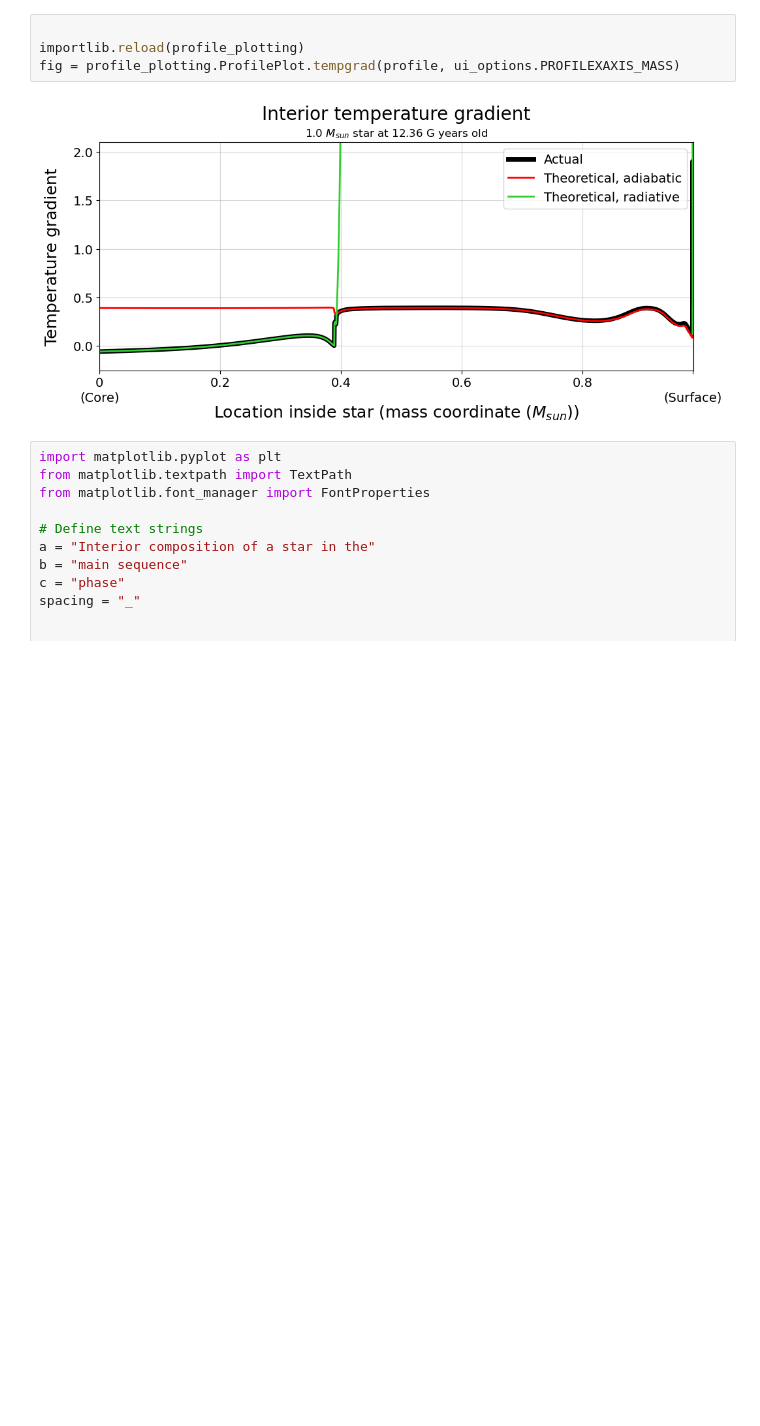
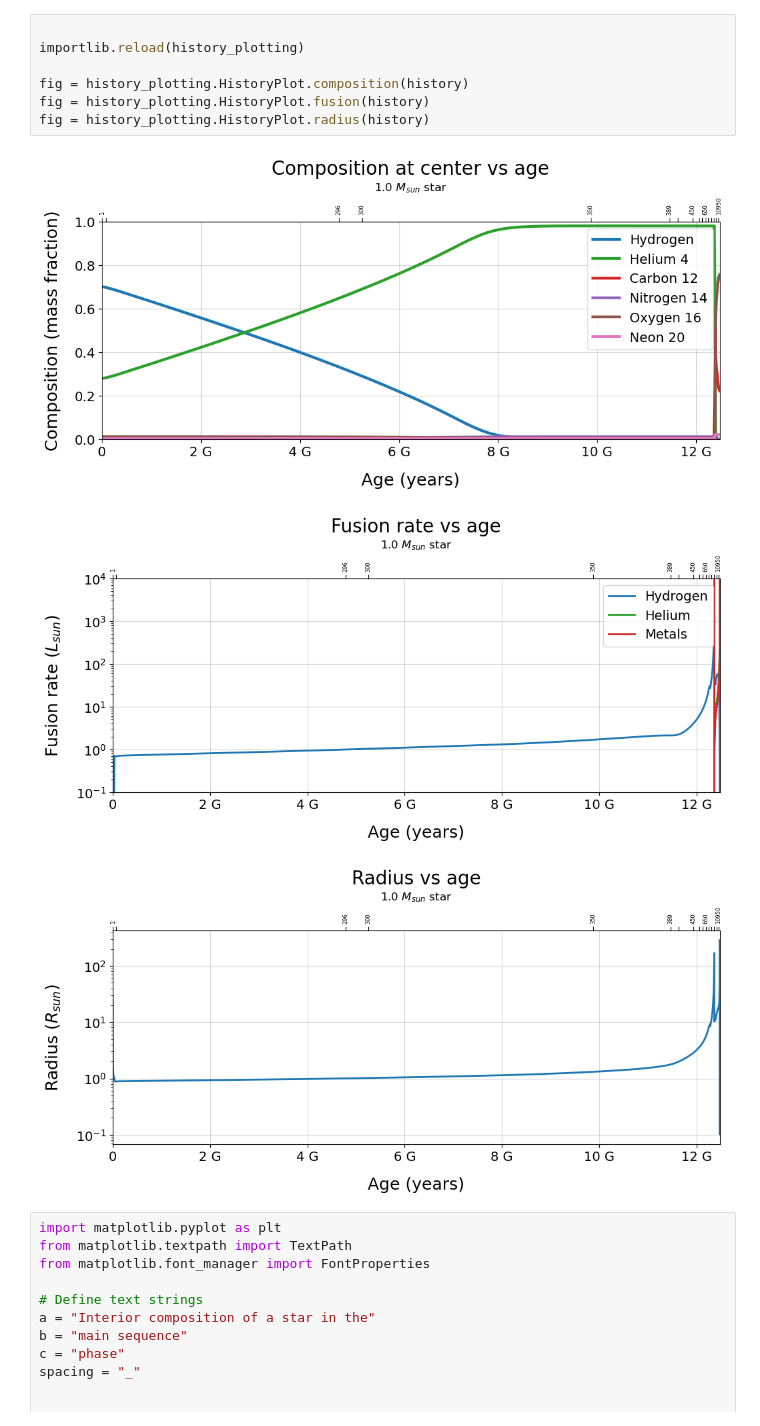
Before and after one commit to johnmomberg/Gayley_Stellar_Evolution_Textbook, a Jupyter notebook: test.ipynb, the cells around one changed output. Drawn from its saved outputs; the diff is of its cells as text; blank space fills up the shorter version.

Commit message:
Rewrote History plotting functions as a class (same as last commit w/profile functions)

```diff
--- a/test.ipynb
+++ b/test.ipynb
@@ -22,9 +21,14 @@ profile = load_data.load_profile(1.0, history, index=5000)
 # %%
 
-importlib.reload(profile_plotting)
-fig = profile_plotting.ProfilePlot.tempgrad(profile, ui_options.PROFILEXAXIS_MASS)
+importlib.reload(history_plotting)
+
+fig = history_plotting.HistoryPlot.composition(history)
+fig = history_plotting.HistoryPlot.fusion(history)
+fig = history_plotting.HistoryPlot.radius(history)
 # %% [output]
-[figure, old version]
+[figure, new version]
+[figure, added]
+[figure, added]
 # %%
 import matplotlib.pyplot as plt
 from matplotlib.textpath import TextPath
```
Also changed, not shown: parts of 2 cells of this notebook, 4 other files.
